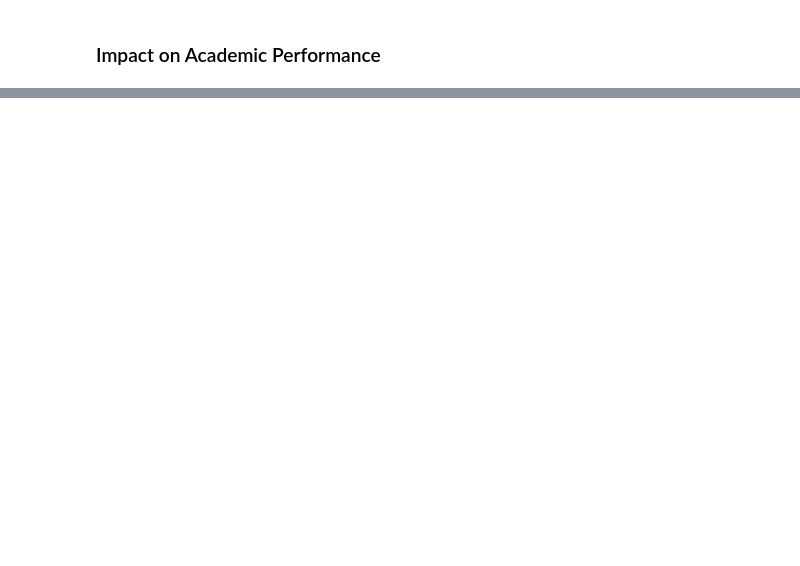
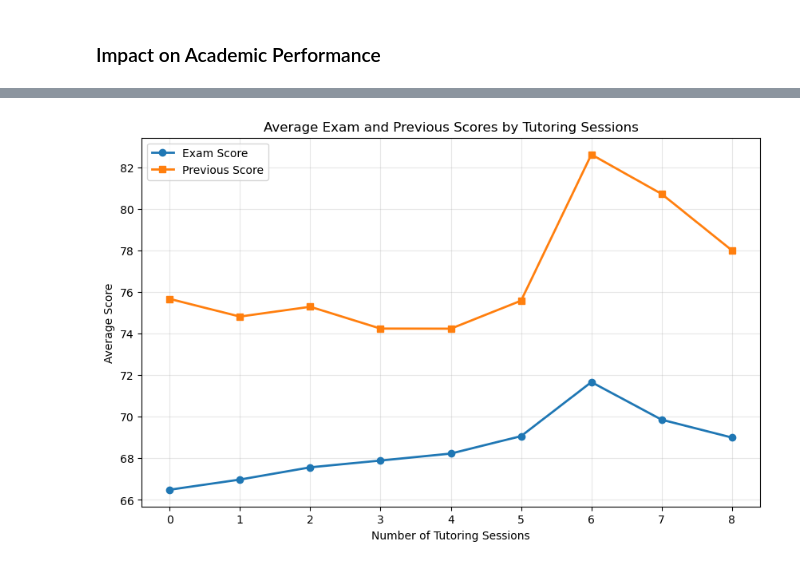
Before and after one commit to geff-ghost/studentPerformance, a Jupyter notebook: studentPerformance.ipynb, the cells around one changed output, grey strips where cells are left out. Cells and saved outputs as stored; diff of their text form; code cells hidden in the pictures; blank space fills up the shorter version.

Commit message:
Part one Tutoring Sessions Exploration
Grouped data into tutoring sessions and obtained some statistical values to plot

```diff
--- a/studentPerformance.ipynb
+++ b/studentPerformance.ipynb
@@ -559,0 +465,5 @@ plt.show()
+# %%
+# Group by tutoring_sessions and calculate mean scores
+tutoring_avg = df.groupby('Tutoring_Sessions')[['Exam_Score', 'Previous_Scores']].mean().reset_index()
+
+tutoring_avg
@@ -559,0 +481,14 @@ plt.show()
+# %%
+# Plot line graph
+plt.figure(figsize=(10,6))
+plt.plot(tutoring_avg['Tutoring_Sessions'], tutoring_avg['Exam_Score'], marker='o', label='Exam Score', linewidth=2)
+plt.plot(tutoring_avg['Tutoring_Sessions'], tutoring_avg['Previous_Scores'], marker='s', label='Previous Score', linewidth=2)
+
+plt.xlabel('Number of Tutoring Sessions')
+plt.ylabel('Average Score')
+plt.title('Average Exam and Previous Scores by Tutoring Sessions')
+plt.legend()
+plt.grid(True, alpha=0.3)
+plt.show()
+# %% [output]
+[figure, added]
```
Also changed, not shown: parts of 31 cells of this notebook.
